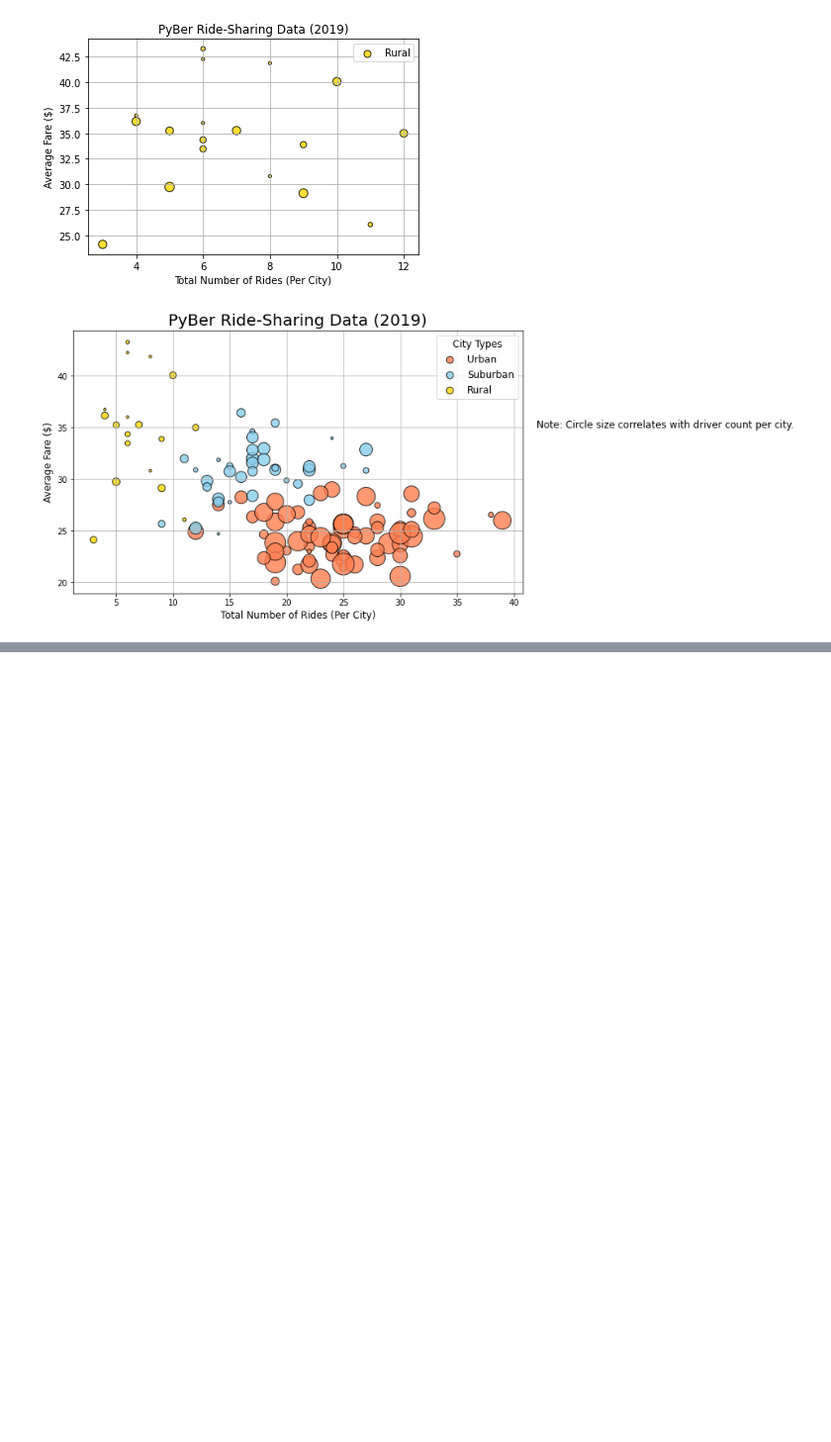
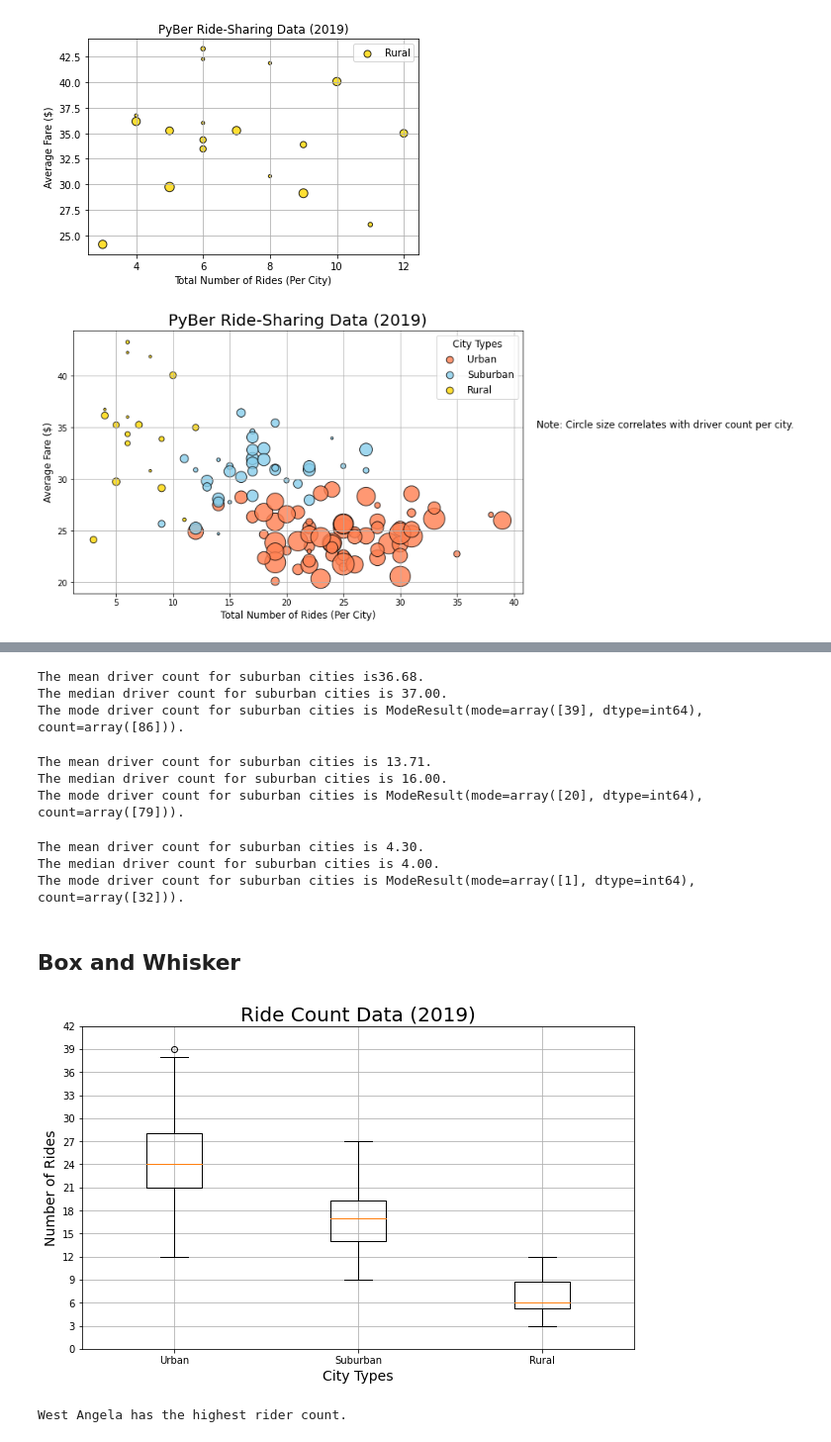
Before and after one commit to sthi-1005/PyBer_Analysis, a Jupyter notebook: PyBer.ipynb, the cells around one changed output, grey strips where cells are left out. Shown: that part at 99% size. Drawn from its saved outputs; the diff is of its cells as text; code cells hidden in the pictures; blank space fills up the shorter version.

```diff
--- a/PyBer.ipynb
+++ b/PyBer.ipynb
@@ -355,0 +551,63 @@ plt.show()
+# %%
+mean_urban_drivers = np.mean(urban_drivers)
+print(f"The mean driver count for suburban cities is{mean_urban_drivers:.2f}.")
+
+median_urban_drivers = np.median(urban_drivers)
+print(f"The median driver count for suburban cities is {median_urban_drivers:.2f}.")
+
+mode_urban_drivers = sts.mode(urban_drivers)
+print(f"The mode driver count for suburban cities is {mode_urban_drivers}.")
+# %% [output]
+The mean driver count for suburban cities is36.68.
+The median driver count for suburban cities is 37.00.
+The mode driver count for suburban cities is ModeResult(mode=array([39], dtype=int64), count=array([86])).
+# %%
+mean_suburban_drivers = np.mean(suburban_drivers)
+print(f"The mean driver count for suburban cities is {mean_suburban_drivers:.2f}.")
+
+median_suburban_drivers = np.median(suburban_drivers)
+print(f"The median driver count for suburban cities is {median_suburban_drivers:.2f}.")
+
+mode_suburban_drivers = sts.mode(suburban_drivers)
+print(f"The mode driver count for suburban cities is {mode_suburban_drivers}.")
+# %% [output]
+The mean driver count for suburban cities is 13.71.
+The median driver count for suburban cities is 16.00.
+The mode driver count for suburban cities is ModeResult(mode=array([20], dtype=int64), count=array([79])).
+# %%
+mean_rural_drivers = np.mean(rural_drivers)
+print(f"The mean driver count for suburban cities is {mean_rural_drivers:.2f}.")
+
+median_rural_drivers = np.median(rural_drivers)
+print(f"The median driver count for suburban cities is {median_rural_drivers:.2f}.")
+
+mode_rural_drivers = sts.mode(rural_drivers)
+print(f"The mode driver count for suburban cities is {mode_rural_drivers}.")
+# %% [output]
+The mean driver count for suburban cities is 4.30.
+The median driver count for suburban cities is 4.00.
+The mode driver count for suburban cities is ModeResult(mode=array([1], dtype=int64), count=array([32])).
+# %% [markdown]
+## Box and Whisker
+# %%
+# Add all ride count box-and-whisker plots to the same graph.
+x_labels = ["Urban", "Suburban","Rural"]
+ride_count_data = [urban_ride_count, suburban_ride_count, rural_ride_count]
+fig, ax = plt.subplots(figsize=(10, 6))
+ax.set_title('Ride Count Data (2019)',fontsize=20)
+ax.set_ylabel('Number of Rides',fontsize=14)
+ax.set_xlabel("City Types",fontsize=14)
+ax.boxplot(ride_count_data, labels=x_labels)
+ax.set_yticks(np.arange(0, 45, step=3.0))
+ax.grid()
+# Save the figure.
+plt.savefig("analysis/Fig2.png")
+plt.show()
+# %% [output]
+[figure, added]
+# %%
+# Get the city that matches 39.
+urban_city_outlier = urban_ride_count[urban_ride_count==39].index[0]
+print(f"{urban_city_outlier} has the highest rider count.")
+# %% [output]
+West Angela has the highest rider count.
```
Also changed, not shown: parts of 22 cells of this notebook, 3 other files.
